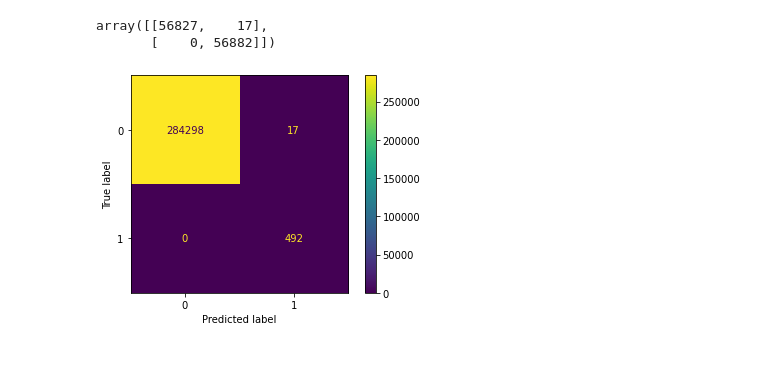
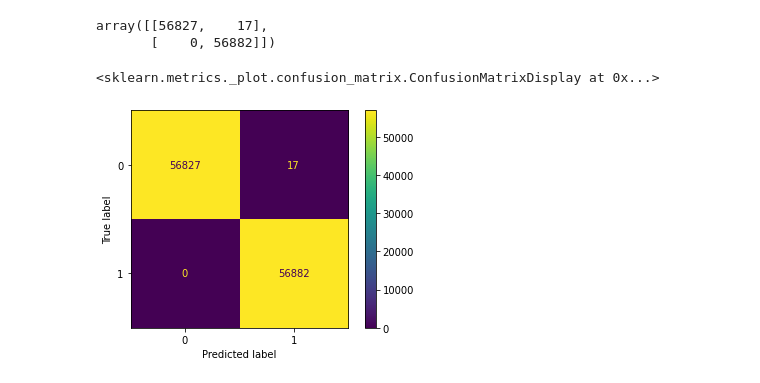
Before and after one commit to ac2302/ai-workshop, a Jupyter notebook: real-world-data/main.ipynb, the cells around one changed output. Saved outputs shown, nothing was run; the diff lists cells and outputs as text; code cells hidden in the pictures.

Commit message:
update confusion-matrix display

```diff
--- a/real-world-data/main.ipynb
+++ b/real-world-data/main.ipynb
@@ -86,7 +86,7 @@ M
 array([[56827,    17],
        [    0, 56882]])
 # %%
-plot_confusion_matrix(model, X, y)
-plt.show()
+ConfusionMatrixDisplay(M).plot()
 # %% [output]
+<sklearn.metrics._plot.confusion_matrix.ConfusionMatrixDisplay at 0x...>
-[figure, old version]
+[figure, new version]
```
Also changed, not shown: parts of 1 cell of this notebook.
